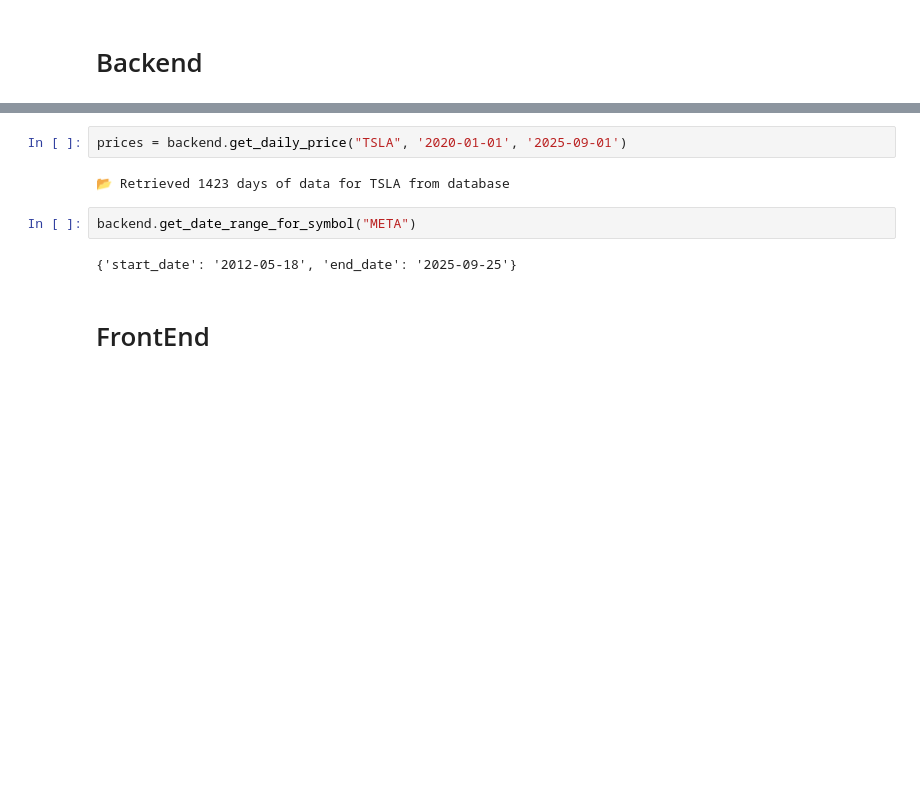
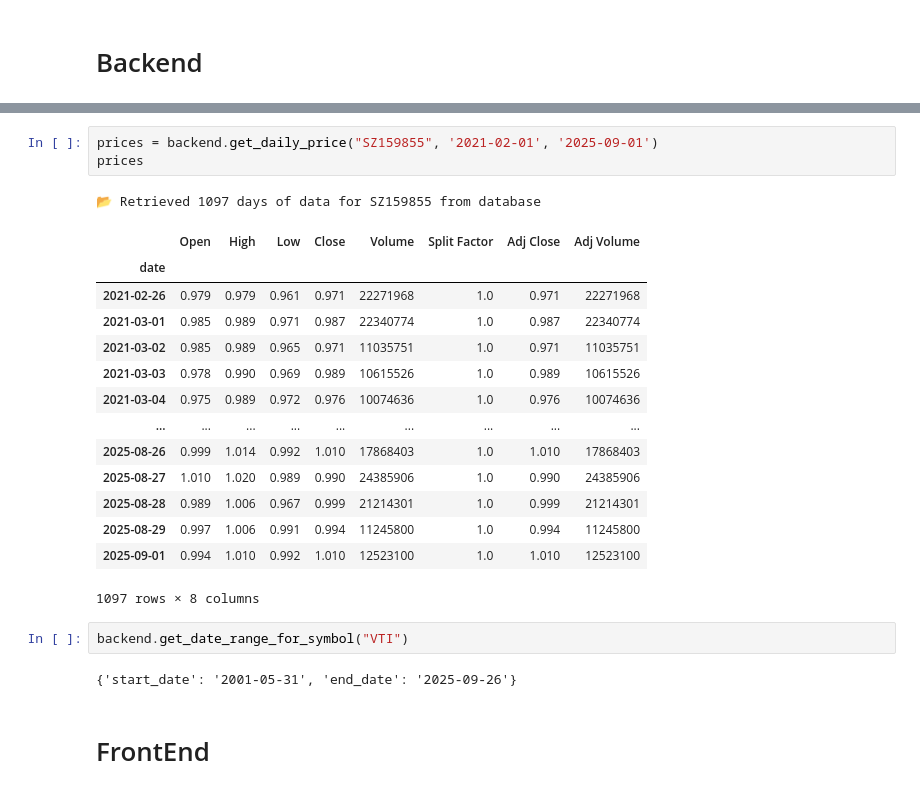
Before and after one commit to farrellsc/StockAnalysis, a Jupyter notebook: playground.ipynb, the cells around one changed output, grey strips where cells are left out. Saved outputs shown, nothing was run; the diff lists cells and outputs as text; blank space fills up the shorter version.

```diff
--- a/playground.ipynb
+++ b/playground.ipynb
@@ -144,12 +184,27 @@ backend = Backend(Database("data/stock_data.pkl"))
 ✓ Backend initialized with database-only access: data/stock_data.pkl
 # %%
-prices = backend.get_daily_price("TSLA", '2020-01-01', '2025-09-01')
+prices = backend.get_daily_price("SZ159855", '2021-02-01', '2025-09-01')
+prices
 # %% [output]
-📂 Retrieved 1423 days of data for TSLA from database
+📂 Retrieved 1097 days of data for SZ159855 from database
+|  | Open | High | Low | Close | Volume | Split Factor | Adj Close | Adj Volume |
+| date |  |  |  |  |  |  |  |  |
+| 2021-02-26 | 0.979 | 0.979 | 0.961 | 0.971 | 22271968 | 1.0 | 0.971 | 22271968 |
+| 2021-03-01 | 0.985 | 0.989 | 0.971 | 0.987 | 22340774 | 1.0 | 0.987 | 22340774 |
+| 2021-03-02 | 0.985 | 0.989 | 0.965 | 0.971 | 11035751 | 1.0 | 0.971 | 11035751 |
+| 2021-03-03 | 0.978 | 0.990 | 0.969 | 0.989 | 10615526 | 1.0 | 0.989 | 10615526 |
+| 2021-03-04 | 0.975 | 0.989 | 0.972 | 0.976 | 10074636 | 1.0 | 0.976 | 10074636 |
+| ... | ... | ... | ... | ... | ... | ... | ... | ... |
+| 2025-08-26 | 0.999 | 1.014 | 0.992 | 1.010 | 17868403 | 1.0 | 1.010 | 17868403 |
+| 2025-08-27 | 1.010 | 1.020 | 0.989 | 0.990 | 24385906 | 1.0 | 0.990 | 24385906 |
+| 2025-08-28 | 0.989 | 1.006 | 0.967 | 0.999 | 21214301 | 1.0 | 0.999 | 21214301 |
+| 2025-08-29 | 0.997 | 1.006 | 0.991 | 0.994 | 11245800 | 1.0 | 0.994 | 11245800 |
+| 2025-09-01 | 0.994 | 1.010 | 0.992 | 1.010 | 12523100 | 1.0 | 1.010 | 12523100 |
+1097 rows × 8 columns
 # %%
-backend.get_date_range_for_symbol("META")
+backend.get_date_range_for_symbol("VTI")
 # %% [output]
-{'start_date': '2012-05-18', 'end_date': '2025-09-25'}
+{'start_date': '2001-05-31', 'end_date': '2025-09-26'}
 # %% [markdown]
 # FrontEnd
 # %%
```
Also changed, not shown: parts of 6 cells of this notebook, 3 other files.
